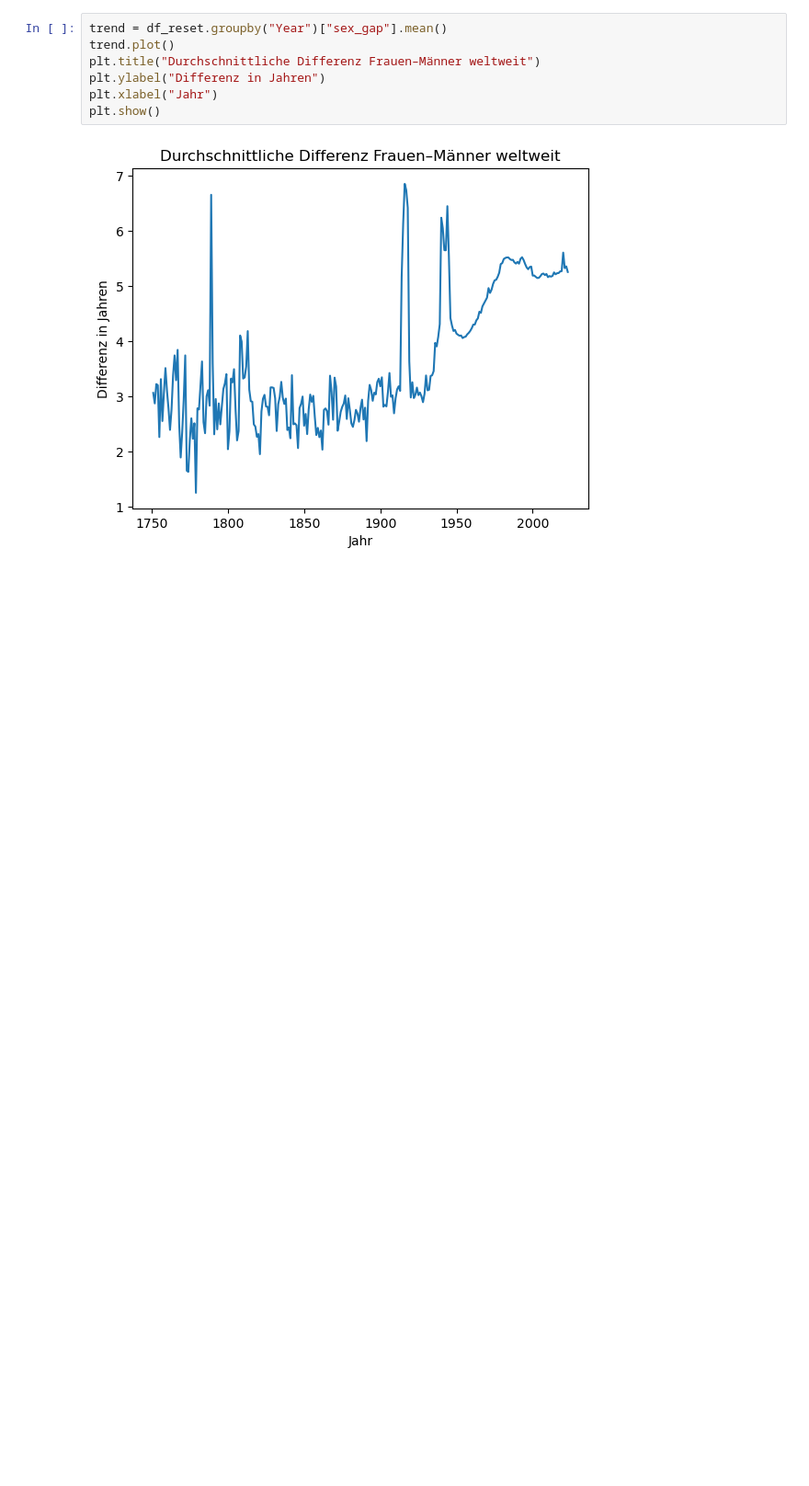
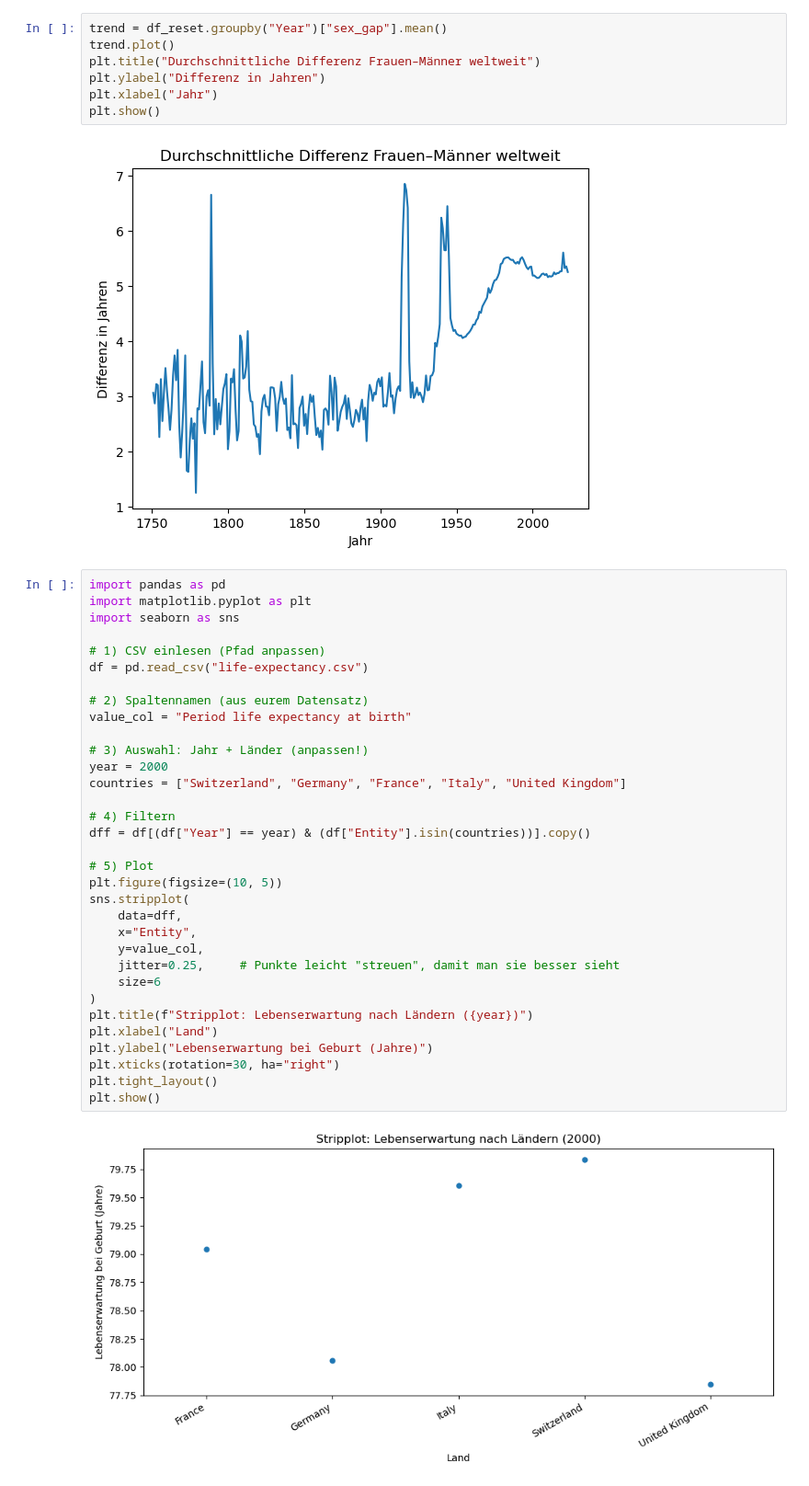
Before and after one commit to trifumar/LN-Informatik-, a Jupyter notebook: Python-LN.ipynb, the cells around one changed output. Shown: that part at 92% size. Saved outputs shown, nothing was run; the diff lists cells and outputs as text; blank space fills up the shorter version.

```diff
--- a/Python-LN.ipynb
+++ b/Python-LN.ipynb
@@ -298,3 +374,38 @@ plt.xlabel("Jahr")
 plt.show()
 # %% [output]
 [figure]
+# %%
+import pandas as pd
+import matplotlib.pyplot as plt
+import seaborn as sns
+
+# 1) CSV einlesen (Pfad anpassen)
+df = pd.read_csv("life-expectancy.csv")
+
+# 2) Spaltennamen (aus eurem Datensatz)
+value_col = "Period life expectancy at birth"
+
+# 3) Auswahl: Jahr + Länder (anpassen!)
+year = 2000
+countries = ["Switzerland", "Germany", "France", "Italy", "United Kingdom"]
+
+# 4) Filtern
+dff = df[(df["Year"] == year) & (df["Entity"].isin(countries))].copy()
+
+# 5) Plot
+plt.figure(figsize=(10, 5))
+sns.stripplot(
+    data=dff,
+    x="Entity",
+    y=value_col,
+    jitter=0.25,     # Punkte leicht "streuen", damit man sie besser sieht
+    size=6
+)
+plt.title(f"Stripplot: Lebenserwartung nach Ländern ({year})")
+plt.xlabel("Land")
+plt.ylabel("Lebenserwartung bei Geburt (Jahre)")
+plt.xticks(rotation=30, ha="right")
+plt.tight_layout()
+plt.show()
+# %% [output]
+[figure, added]
```
Also changed, not shown: parts of 1 cell of this notebook, 1 other file.
